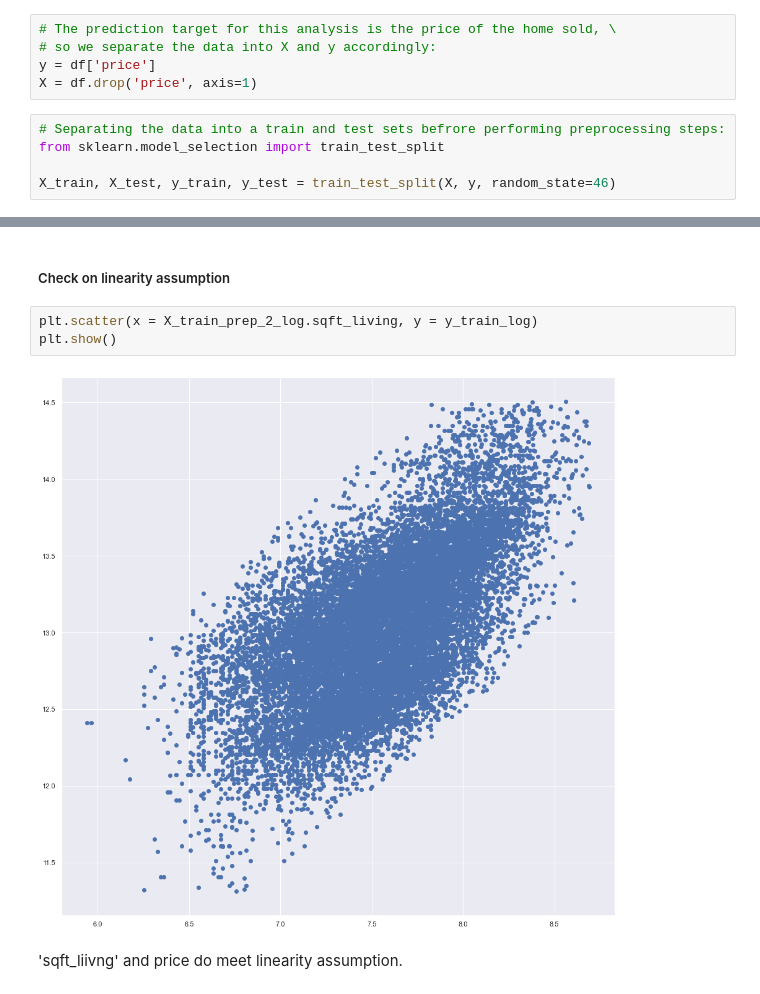
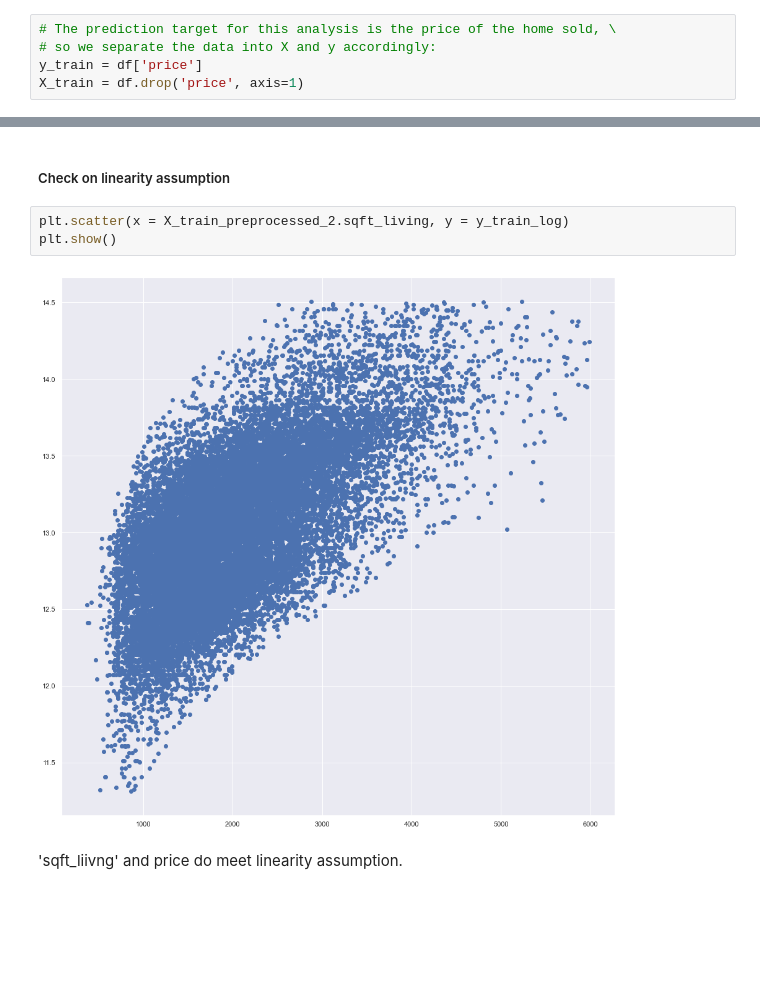
Before and after one commit to rusalka013/King-County-House-Sales-Project, a Jupyter notebook: King-County-House-Sales-Project.ipynb, the cells around one changed output, grey strips where cells are left out. Cells and saved outputs as stored; diff of their text form; blank space fills up the shorter version.

Commit message:
got rid of train-test

```diff
--- a/King-County-House-Sales-Project.ipynb
+++ b/King-County-House-Sales-Project.ipynb
@@ -375,10 +375,5 @@ df.zipcode.nunique()
 # %%
 # The prediction target for this analysis is the price of the home sold, \
 # so we separate the data into X and y accordingly:
-y = df['price']
-X = df.drop('price', axis=1)
+y_train = df['price']
+X_train = df.drop('price', axis=1)
-# %%
-# Separating the data into a train and test sets befrore performing preprocessing steps:
-from sklearn.model_selection import train_test_split
-
-X_train, X_test, y_train, y_test = train_test_split(X, y, random_state=46)
@@ -2199,10 +2187,10 @@ sqft_living data is skewed left.
 # %% [markdown]
 ##### Check on linearity assumption
 # %%
-plt.scatter(x = X_train_prep_2_log.sqft_living, y = y_train_log)
+plt.scatter(x = X_train_preprocessed_2.sqft_living, y = y_train_log)
 plt.show()
 # %% [output]
-[figure, old version]
+[figure, new version]
 # %% [markdown]
 'sqft_liivng' and price do meet linearity assumption.
 # %% [markdown]
```
Also changed, not shown: parts of 97 cells of this notebook, 1 other file.
